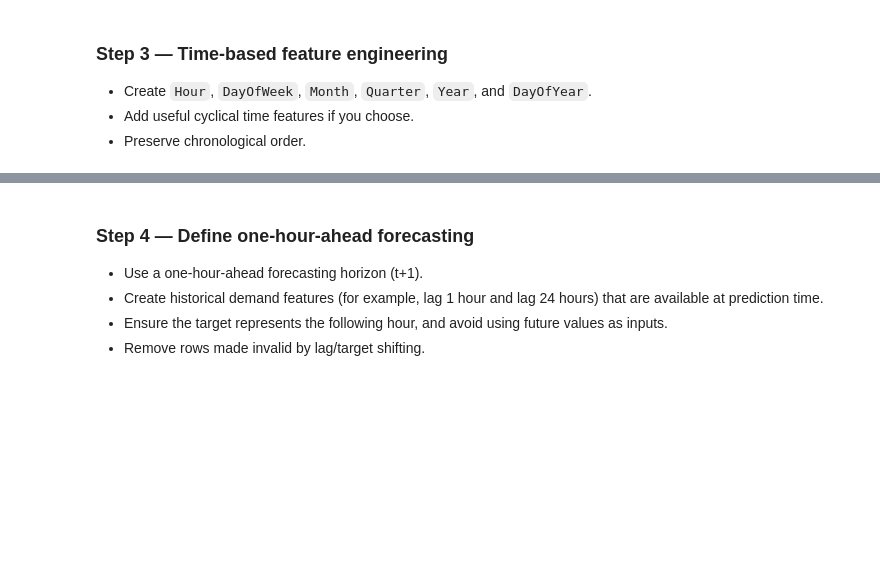
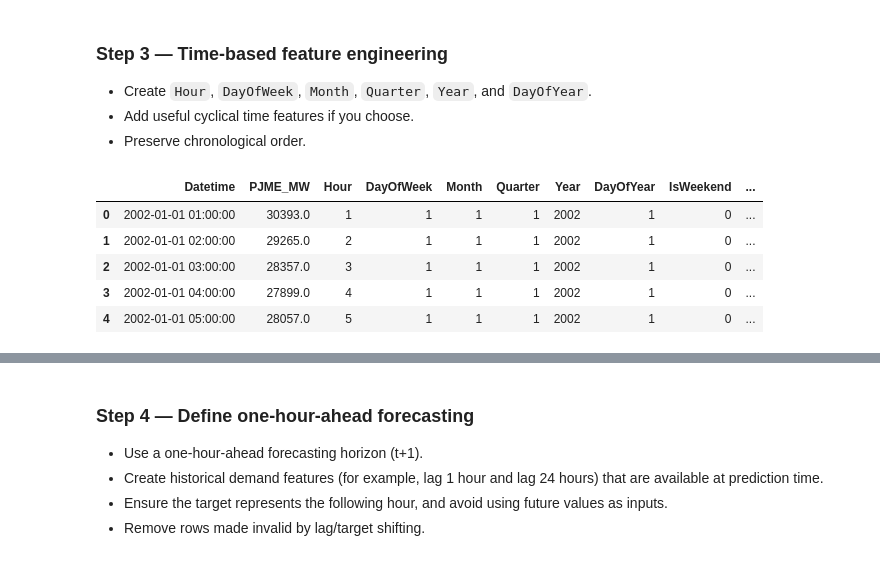
Before and after one commit to ElMehdiCherkaoui/DataCo-RecEngine, a Jupyter notebook: notebooks/DataCo_RecEngine_Coding_Exercises_EN.ipynb, the cells around one changed output, grey strips where cells are left out. Cells and saved outputs as stored; diff of their text form; code cells hidden in the pictures; blank space fills up the shorter version.

Commit message:
feat(data): add temporal features for electricity forecasting

```diff
--- a/notebooks/DataCo_RecEngine_Coding_Exercises_EN.ipynb
+++ b/notebooks/DataCo_RecEngine_Coding_Exercises_EN.ipynb
@@ -278,3 +384,73 @@ Audit report saved successfully!
 - Create `Hour`, `DayOfWeek`, `Month`, `Quarter`, `Year`, and `DayOfYear`.
 - Add useful cyclical time features if you choose.
 - Preserve chronological order.
+# %%
+import pandas as pd
+from pathlib import Path
+
+df_features = pd.read_csv(
+    "../data/processed/PJME_cleaned.csv",
+    parse_dates=["Datetime"]
+)
+
+df_features = df_features.sort_values("Datetime").reset_index(drop=True)
+
+# Hour: extract the hour of the day (0–23)
+df_features["Hour"] = df_features["Datetime"].dt.hour
+
+# DayOfWeek: extract the day of the week (0 = Monday, 6 = Sunday)
+df_features["DayOfWeek"] = df_features["Datetime"].dt.day_of_week
+
+# Month: extract the month of the year (1–12)
+df_features["Month"] = df_features["Datetime"].dt.month
+
+# Quarter: extract the quarter of the year (1–4)
+df_features["Quarter"] = df_features["Datetime"].dt.quarter
+
+# Year: extract the year
+df_features["Year"] = df_features["Datetime"].dt.year
+
+# DayOfYear: extract the day number of the year (1–366)
+df_features["DayOfYear"] = df_features["Datetime"].dt.day_of_year
+
+# IsWeekend: 1 if Saturday or Sunday, otherwise 0
+df_features["IsWeekend"] = (
+    df_features["DayOfWeek"] >= 5
+).astype(int)
+
+# IsBusinessHour: 1 if the hour is between 09:00 and 17:00, otherwise 0
+df_features["IsBusinessHour"] = (
+    df_features["Hour"].between(9, 17)
+).astype(int)
+
+# Season: 0 = Winter, 1 = Spring, 2 = Summer, 3 = Autumn
+df_features["Season"] = (
+    df_features["Month"] % 12 // 3
+)
+
+# Display the feature-engineered dataset
+display(df_features.head())
+
+# Verify the dataset
+print("Dataset shape:", df_features.shape)
+print("\nMissing values:")
+print(df_features.isna().sum())
+
+# Save the feature-engineered dataset
+output_path = Path("../data/processed")
+output_path.mkdir(parents=True, exist_ok=True)
+
+df_features.to_csv(
+    output_path / "PJME_features.csv",
+    index=False
+)
+
+print("\nFeature engineering completed!")
+print("Saved to:", output_path / "PJME_features.csv")
+# %% [output]
+|  | Datetime | PJME_MW | Hour | DayOfWeek | Month | Quarter | Year | DayOfYear | IsWeekend | ... |
+| 0 | 2002-01-01 01:00:00 | 30393.0 | 1 | 1 | 1 | 1 | 2002 | 1 | 0 | ... |
+| 1 | 2002-01-01 02:00:00 | 29265.0 | 2 | 1 | 1 | 1 | 2002 | 1 | 0 | ... |
+| 2 | 2002-01-01 03:00:00 | 28357.0 | 3 | 1 | 1 | 1 | 2002 | 1 | 0 | ... |
+| 3 | 2002-01-01 04:00:00 | 27899.0 | 4 | 1 | 1 | 1 | 2002 | 1 | 0 | ... |
+| 4 | 2002-01-01 05:00:00 | 28057.0 | 5 | 1 | 1 | 1 | 2002 | 1 | 0 | ... |
```
Also changed, not shown: parts of 4 cells of this notebook, 1 other file.
